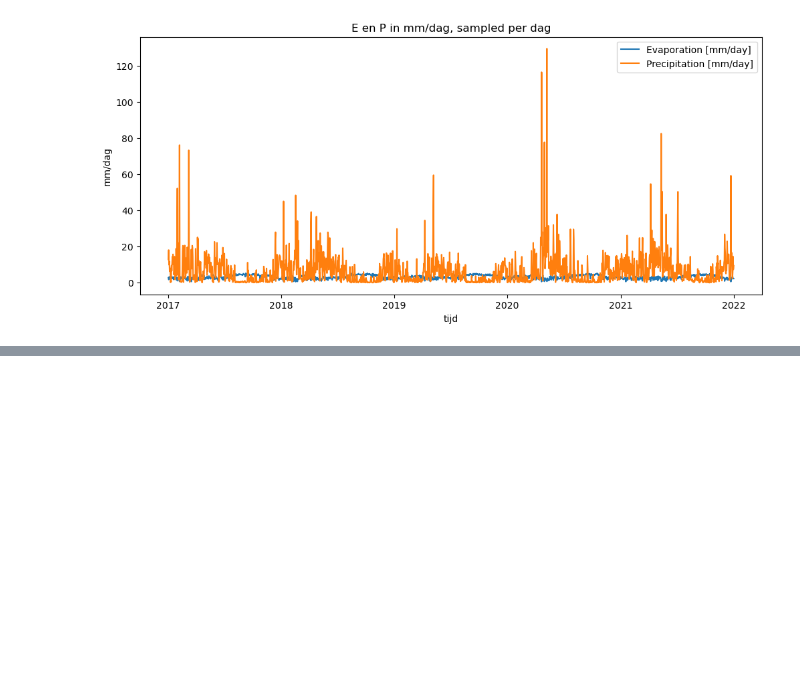
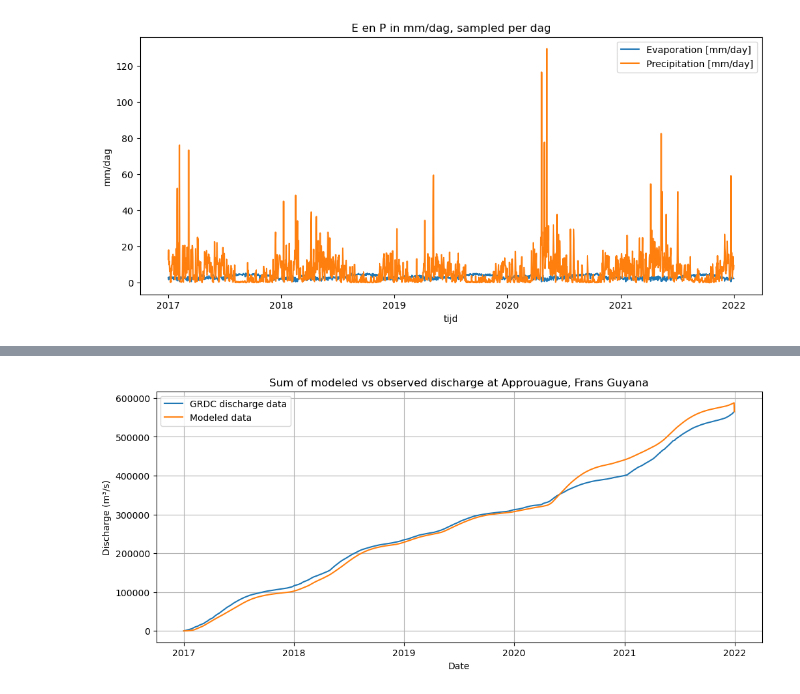
Before and after one commit to eWaterCycle/projects, a Jupyter notebook: Frans_model/Frans_model.ipynb, the cells around one changed output, grey strips where cells are left out. Drawn from its saved outputs; the diff is of its cells as text; code cells hidden in the pictures; blank space fills up the shorter version.

```diff
--- a/Frans_model/Frans_model.ipynb
+++ b/Frans_model/Frans_model.ipynb
@@ -274,0 +276,29 @@ Name: Modelled discharge, Length: 1825, dtype: float64
+# %%
+plt.figure(figsize=(12, 5))
+
+df_sum = np.zeros(len(df["Value"]))
+som = np.zeros(len(df["Value"]))
+
+for i in range(len(df["Value"])):
+    som[i] = df["Value"][i+9144]
+    df_sum[i] = som.sum()
+plt.plot(df["Date"], df_sum, label = "GRDC discharge data")
+
+model_output_m3s_sum == np.zeros(len(model_output_m3s))
+som = np.zeros(len(model_output_m3s))
+print(model_output_m3s)
+print(model_output_m3s[0])
+for i in range(len(model_output_m3s)):
+    som[i] = model_output_m3s[i]
+    df_sum[i] = som.sum()
+plt.plot(df["Date"], df_sum, label = "Modeled data")
+
+plt.xlabel("Date")
+plt.ylabel("Discharge (m³/s)")
+plt.title("Sum of modeled vs observed discharge at Approuague, Frans Guyana")
+plt.legend()
+plt.grid(True)
+# plt.xlim("2017-01-01", "2021-12-31")
+
+plt.show()
+# %% [output]
@@ -274,0 +318 @@ Name: Modelled discharge, Length: 1825, dtype: float64
+[figure, added]
```
Also changed, not shown: parts of 6 cells of this notebook, 2 other files.
